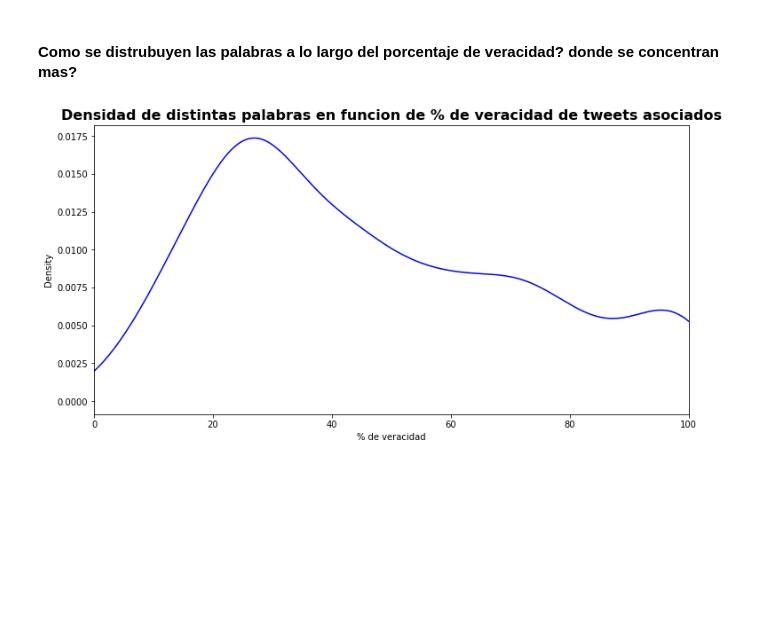
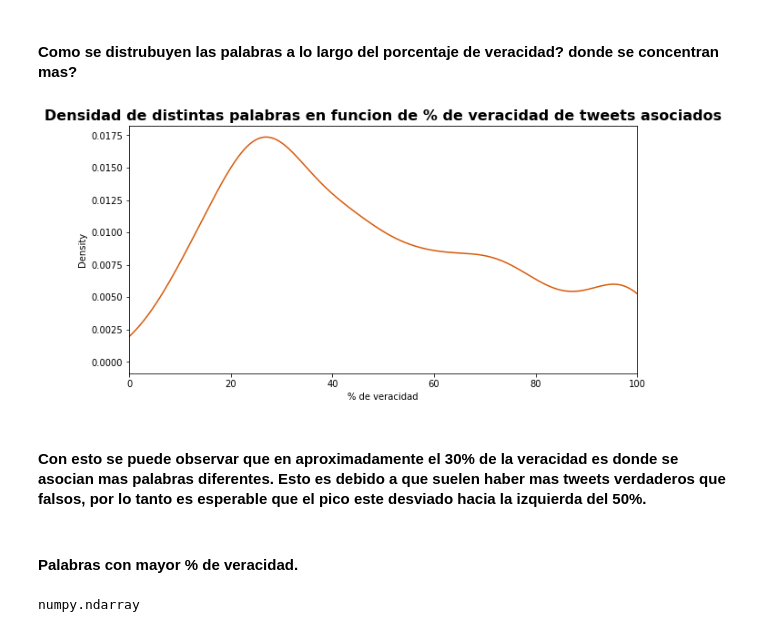
Before and after one commit to RiedelNicolas/TP1-Organizacion-de-Datos, a Jupyter notebook: Nico.ipynb, the cells around one changed output. Drawn from its saved outputs; the diff is of its cells as text; code cells hidden in the pictures; blank space fills up the shorter version.

Commit message:
Agrego gama de colores uWu

```diff
--- a/Nico.ipynb
+++ b/Nico.ipynb
@@ -325,14 +325,28 @@ agrupadas.head()
 | debris | 49 | 0 | 49 | 100.0 |
 | severe | 44 | 0 | 44 | 100.0 |
 | derailment | 40 | 0 | 40 | 100.0 |
+# %%
+#declaro color
+cmap = cm.get_cmap('YlOrBr')
+saltos = np.linspace(0.3, 0.7, 20)
+colores = cmap(saltos)
 # %% [markdown]
 #### Como se distrubuyen las palabras a lo largo del porcentaje de veracidad? donde se concentran mas?
 # %%
+color = tuple( colores[19] )
 fig=plt.figure()
 ax = fig.add_subplot(111)
 plt.xlim(0,100)
 plt.title('Densidad de distintas palabras en funcion de % de veracidad de tweets asociados',fontsize=16,fontweight='bold')
 ax.set_xlabel('% de veracidad')
-agrupadas['porcentaje_veraces'].plot.kde(color='blue', figsize=(12, 6));
+agrupadas['porcentaje_veraces'].plot.kde(color = color , figsize=(10, 5));
 # %% [output]
-[figure, old version]
+[figure, new version]
+# %% [markdown]
+#### Con esto se puede observar que en aproximadamente el 30% de la veracidad es donde se asocian mas palabras diferentes. Esto es debido a que suelen haber mas tweets verdaderos que falsos, por lo tanto es esperable que el pico este desviado hacia la izquierda del 50%.
+# %% [markdown]
+#### Palabras con mayor % de veracidad.
+# %%
+type(colores[5])
+# %% [output]
+numpy.ndarray
```
Also changed, not shown: parts of 9 cells of this notebook.
